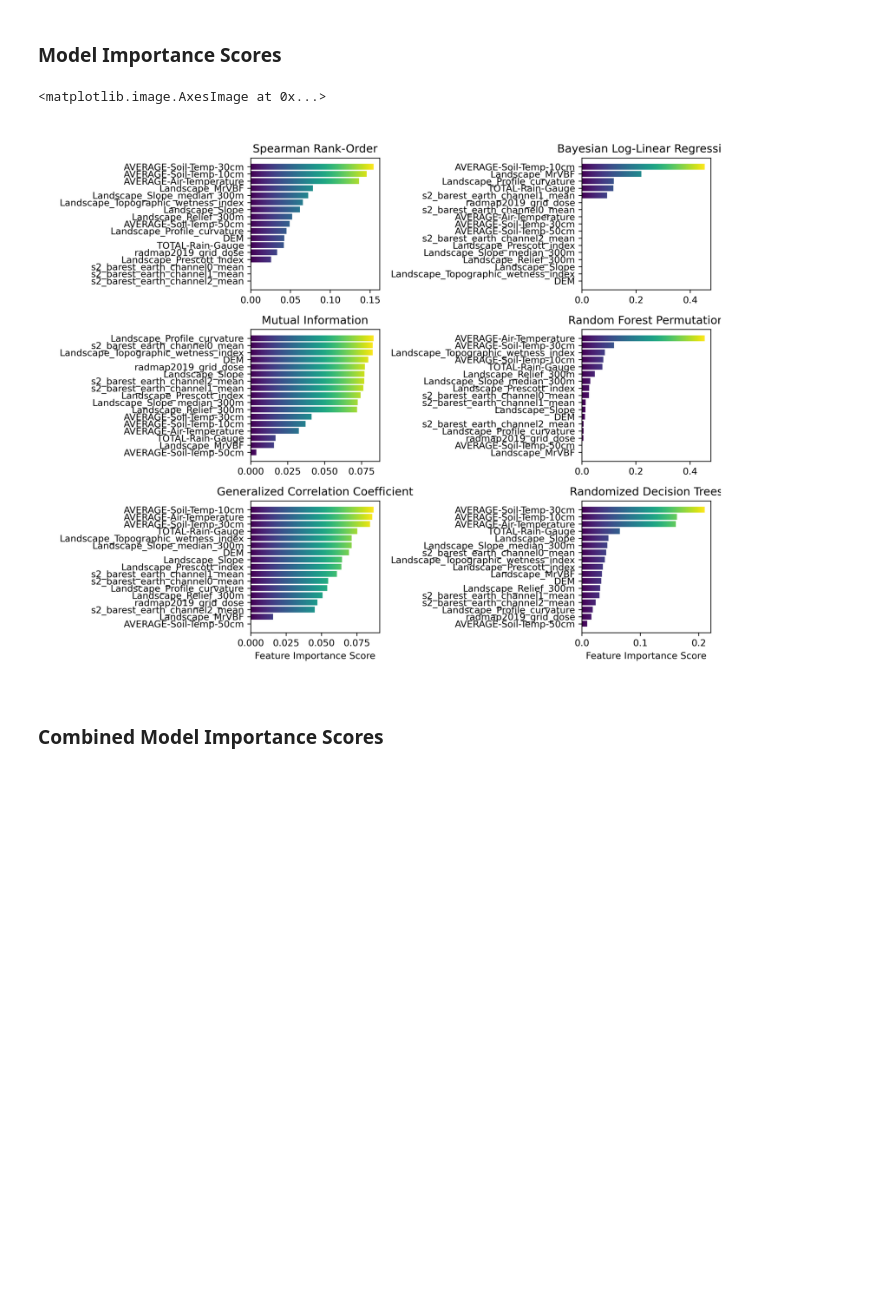
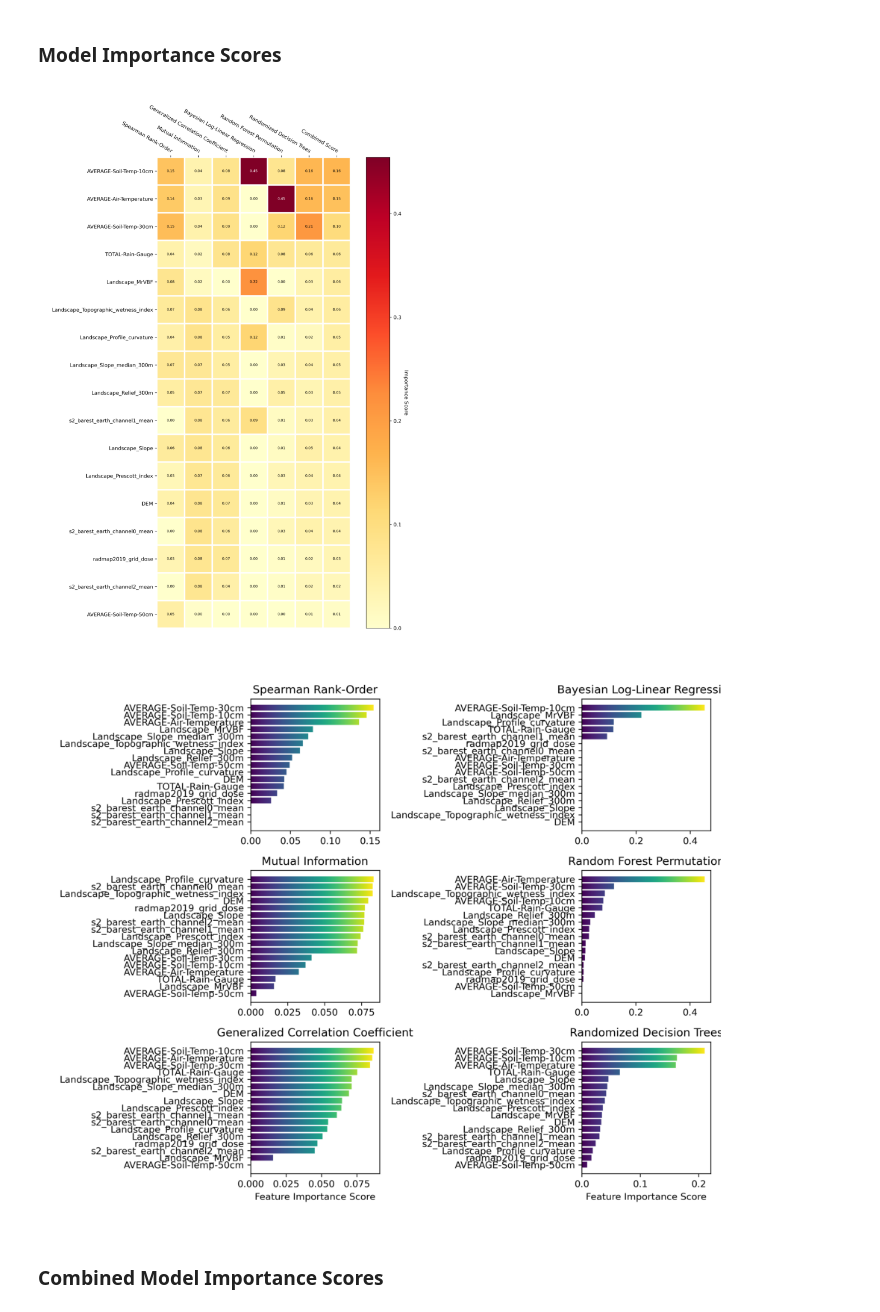
Before and after one commit to Sydney-Informatics-Hub/AgReFed-ML, a Jupyter notebook: notebooks/feature_selection_moisture.ipynb, the cells around one changed output. Cells and saved outputs as stored; diff of their text form; code cells hidden in the pictures; blank space fills up the shorter version.

Commit message:
Update featuer selection with new plots

```diff
--- a/notebooks/feature_selection_moisture.ipynb
+++ b/notebooks/feature_selection_moisture.ipynb
@@ -217,16 +217,29 @@ plt.imshow(img)
 # %% [markdown]
 ### Model Importance Scores
 # %%
-filename = 'Models-feature-importances.png'
+# show importance matrix
+filename = 'Feature_importance_map.png'
 img = imread(f"{outpath}/{filename}", format='PNG')
-fig = plt.figure(dpi=300)
+fig = plt.figure(dpi=200)
 ax = plt.Axes(fig, [0., 0., 1., 1.])
 ax.set_axis_off()
 fig.add_axes(ax)
 plt.imshow(img)
+plt.show()
+
+
+# show detailed plots
+filename = 'Models-feature-importances.png'
+img = imread(f"{outpath}/{filename}", format='PNG')
+fig = plt.figure(dpi=150)
+ax = plt.Axes(fig, [0., 0., 1., 1.])
+ax.set_axis_off()
+fig.add_axes(ax)
+plt.imshow(img)
+plt.show()
 # %% [output]
-<matplotlib.image.AxesImage at 0x...>
-[figure, old version]
+[figure, new version]
+[figure, added]
 # %% [markdown]
 ### Combined Model Importance Scores
 # %%
```
Also changed, not shown: parts of 7 cells of this notebook.
